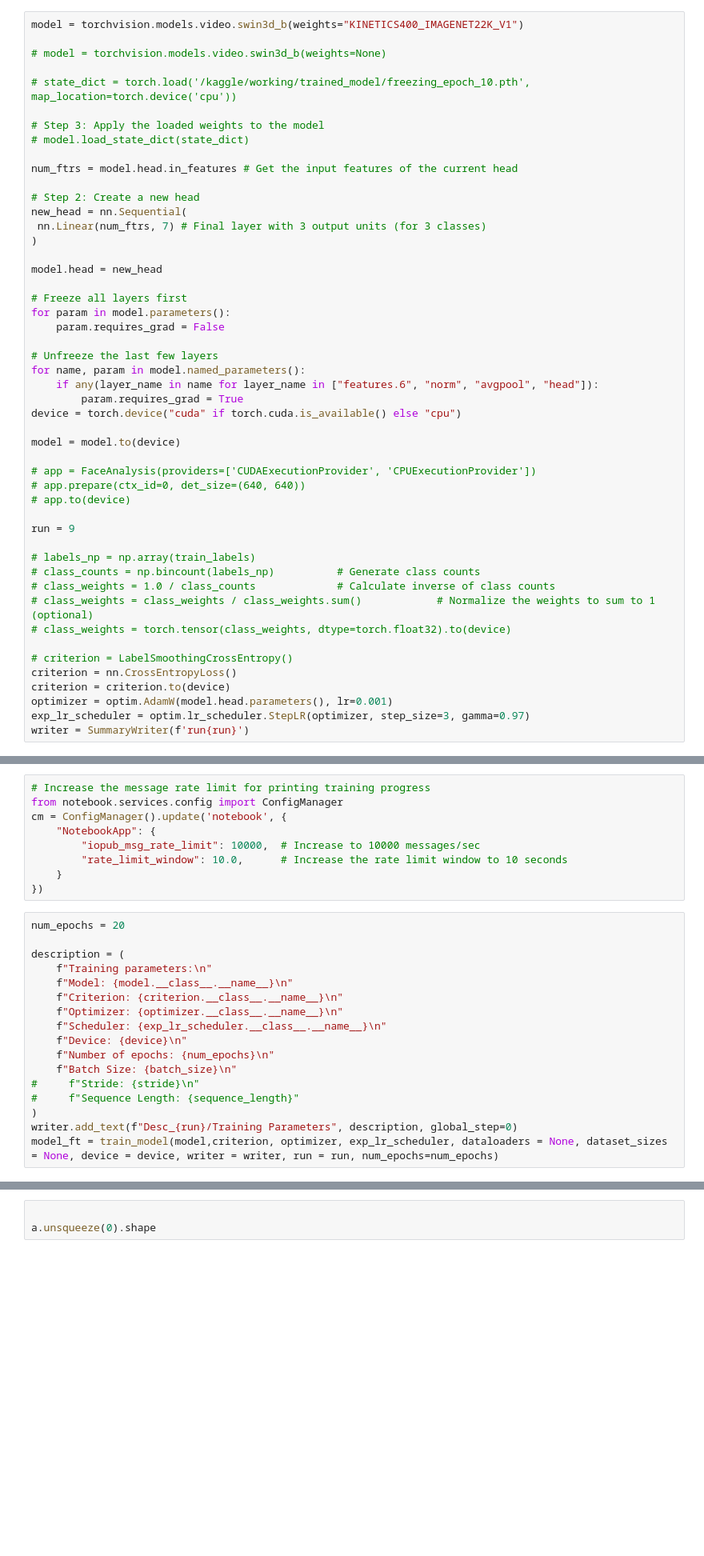
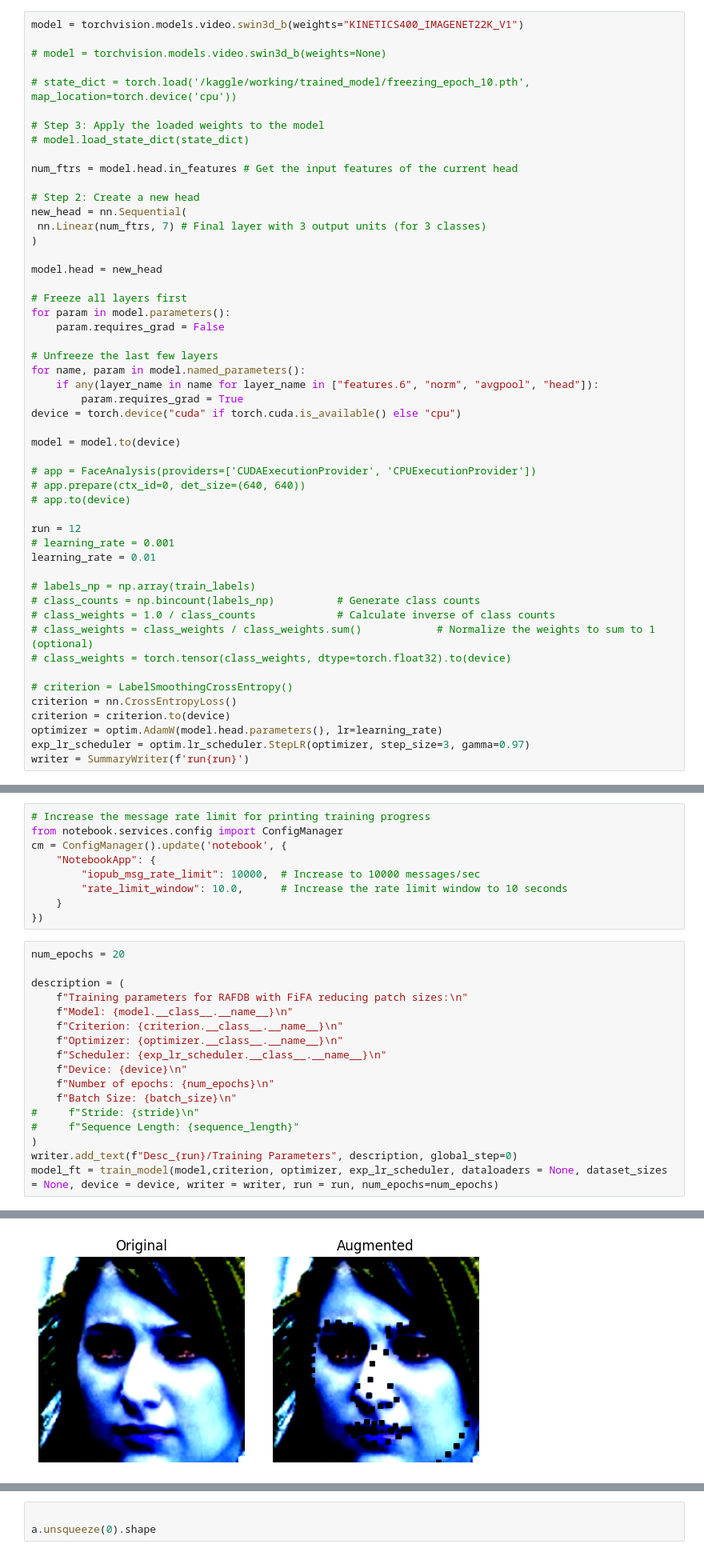
Before and after one commit to romulan-overlord/FER, a Jupyter notebook: video-swin-transformer-on-rafDB.ipynb, the cells around one changed output, grey strips where cells are left out. Shown at 80% size. Saved outputs shown, nothing was run; the diff lists cells and outputs as text; blank space fills up the shorter version.

Commit message:
implementation 2 of FiFA on RAFDB

```diff
--- a/video-swin-transformer-on-rafDB.ipynb
+++ b/video-swin-transformer-on-rafDB.ipynb
@@ -470,7 +508,9 @@ model = model.to(device)
 # app.prepare(ctx_id=0, det_size=(640, 640))
 # app.to(device)
 
-run = 9
+run = 12
+# learning_rate = 0.001
+learning_rate = 0.01
 
 # labels_np = np.array(train_labels)
 # class_counts = np.bincount(labels_np)          # Generate class counts
@@ -481,6 +521,6 @@ run = 9
 # criterion = LabelSmoothingCrossEntropy()
 criterion = nn.CrossEntropyLoss()
 criterion = criterion.to(device)
-optimizer = optim.AdamW(model.head.parameters(), lr=0.001)
+optimizer = optim.AdamW(model.head.parameters(), lr=learning_rate)
 exp_lr_scheduler = optim.lr_scheduler.StepLR(optimizer, step_size=3, gamma=0.97)
 writer = SummaryWriter(f'run{run}')
@@ -592,20 +664,21 @@ cm = ConfigManager().update('notebook', {
 # %%
 num_epochs = 20
 
 description = (
-    f"Training parameters:\n"
+    f"Training parameters for RAFDB with FiFA reducing patch sizes:\n"
     f"Model: {model.__class__.__name__}\n"
     f"Criterion: {criterion.__class__.__name__}\n"
     f"Optimizer: {optimizer.__class__.__name__}\n"
     f"Scheduler: {exp_lr_scheduler.__class__.__name__}\n"
     f"Device: {device}\n"
     f"Number of epochs: {num_epochs}\n"
     f"Batch Size: {batch_size}\n"
 #     f"Stride: {stride}\n"
 #     f"Sequence Length: {sequence_length}"
 )
 writer.add_text(f"Desc_{run}/Training Parameters", description, global_step=0)
 model_ft = train_model(model,criterion, optimizer, exp_lr_scheduler, dataloaders = None, dataset_sizes = None, device = device, writer = writer, run = run, num_epochs=num_epochs)
 # %% [output]
 Epoch 0/19
 ----------
+[figure, added]
```
Also changed, not shown: parts of 19 cells of this notebook.
